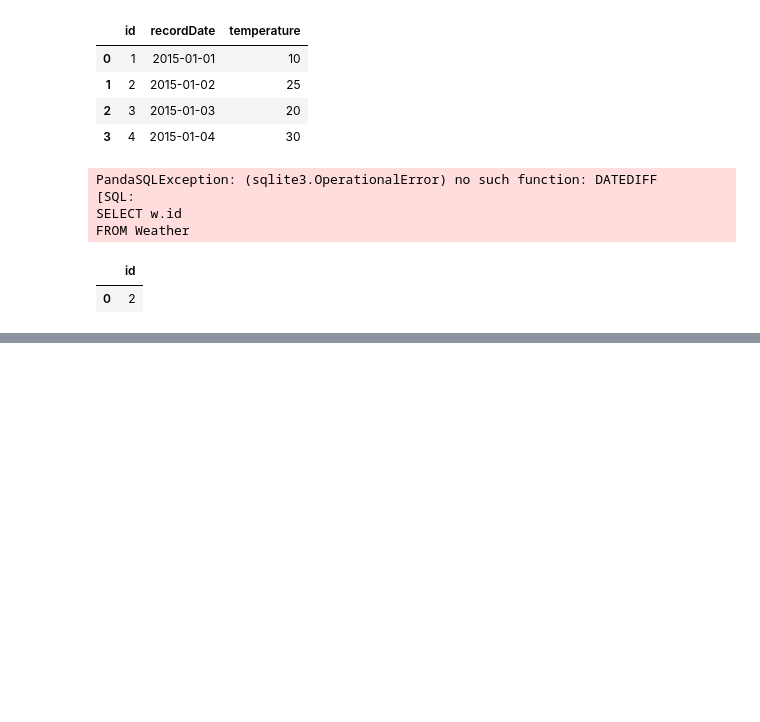
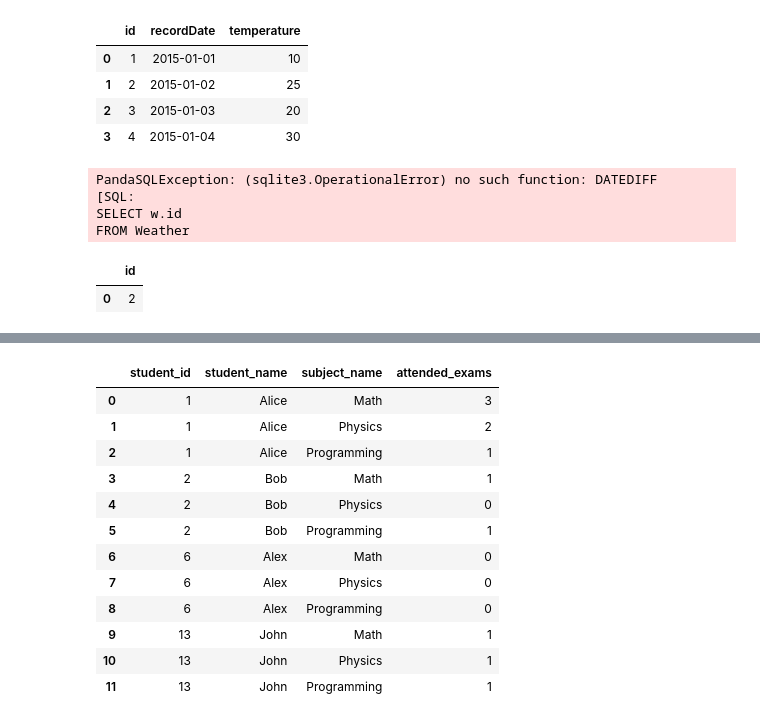
Before and after one commit to t7bo/SQL, a Jupyter notebook: SQL_exercices.ipynb, the cells around one changed output, grey strips where cells are left out. Cells and saved outputs as stored; diff of their text form; code cells hidden in the pictures; blank space fills up the shorter version.

```diff
--- a/SQL_exercices.ipynb
+++ b/SQL_exercices.ipynb
@@ -342,0 +439,8 @@ psql.sqldf(query, locals())
+# %%
+student_data = {
+    'student_id': [1, 2, 13, 6],
+    'student_name': ['Alice', 'Bob', 'John', 'Alex']
+}
+
+Students = pd.DataFrame(student_data)
+Students
@@ -342,0 +453,7 @@ psql.sqldf(query, locals())
+# %%
+subject_data = {
+    'subject_name': ['Math', 'Physics', 'Programming']
+}
+
+Subjects = pd.DataFrame(subject_data)
+Subjects
@@ -342,0 +465,8 @@ psql.sqldf(query, locals())
+# %%
+examination_data = {
+    'student_id': [1, 1, 1, 2, 1, 1, 13, 13, 13, 2, 1],
+    'subject_name': ['Math', 'Physics', 'Programming', 'Programming', 'Physics', 'Math', 'Math', 'Programming', 'Physics', 'Math', 'Math']
+}
+
+Examinations = pd.DataFrame(examination_data)
+Examinations
@@ -342,0 +486,25 @@ psql.sqldf(query, locals())
+# %%
+query = """
+SELECT Students.student_id, Students.student_name, Subjects.subject_name, COUNT(Examinations.subject_name) AS attended_exams
+FROM Students
+CROSS JOIN Subjects
+LEFT JOIN Examinations
+ON Examinations.student_id = Students.student_id AND Examinations.subject_name = Subjects.subject_name
+GROUP BY Students.student_id, Students.student_name, Subjects.subject_name
+ORDER BY Students.student_id ASC
+"""
+psql.sqldf(query, locals())
+# %% [output]
+|  | student_id | student_name | subject_name | attended_exams |
+| 0 | 1 | Alice | Math | 3 |
+| 1 | 1 | Alice | Physics | 2 |
+| 2 | 1 | Alice | Programming | 1 |
+| 3 | 2 | Bob | Math | 1 |
+| 4 | 2 | Bob | Physics | 0 |
+| 5 | 2 | Bob | Programming | 1 |
+| 6 | 6 | Alex | Math | 0 |
+| 7 | 6 | Alex | Physics | 0 |
+| 8 | 6 | Alex | Programming | 0 |
+| 9 | 13 | John | Math | 1 |
+| 10 | 13 | John | Physics | 1 |
+| 11 | 13 | John | Programming | 1 |
```
Also changed, not shown: parts of 19 cells of this notebook.
